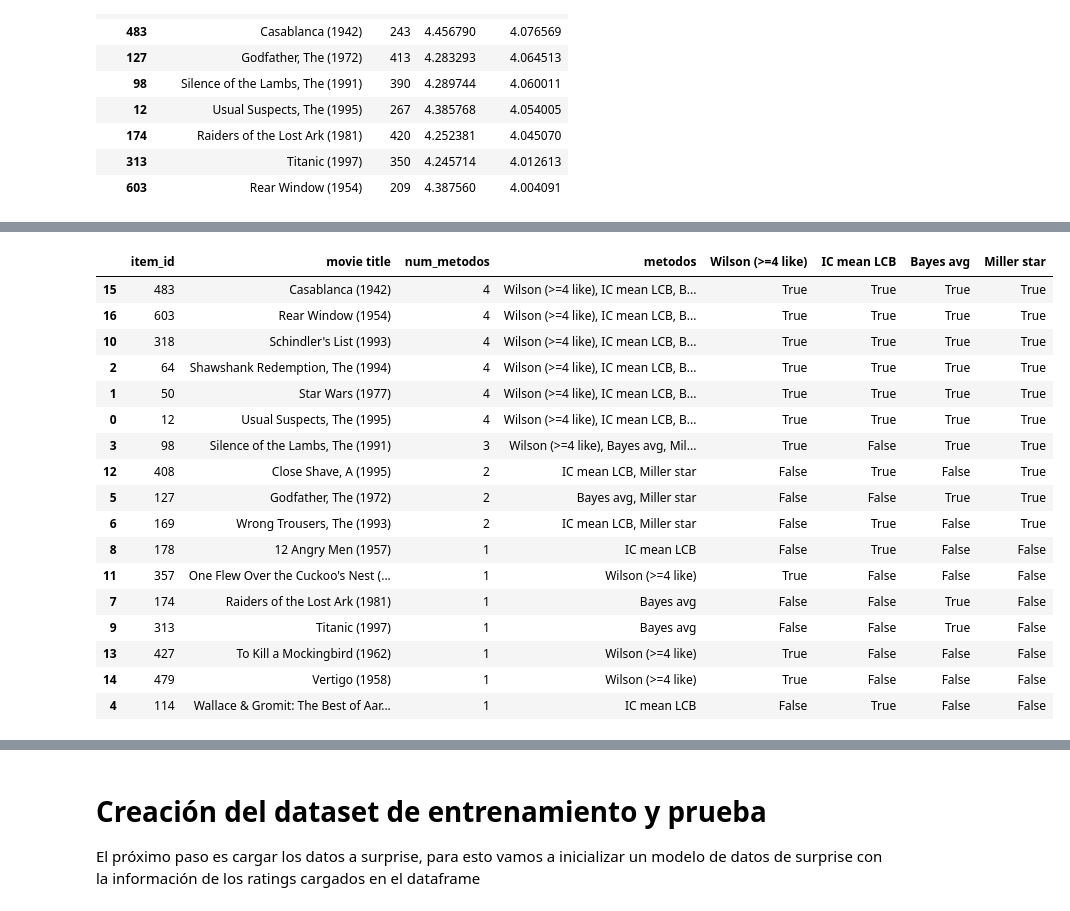
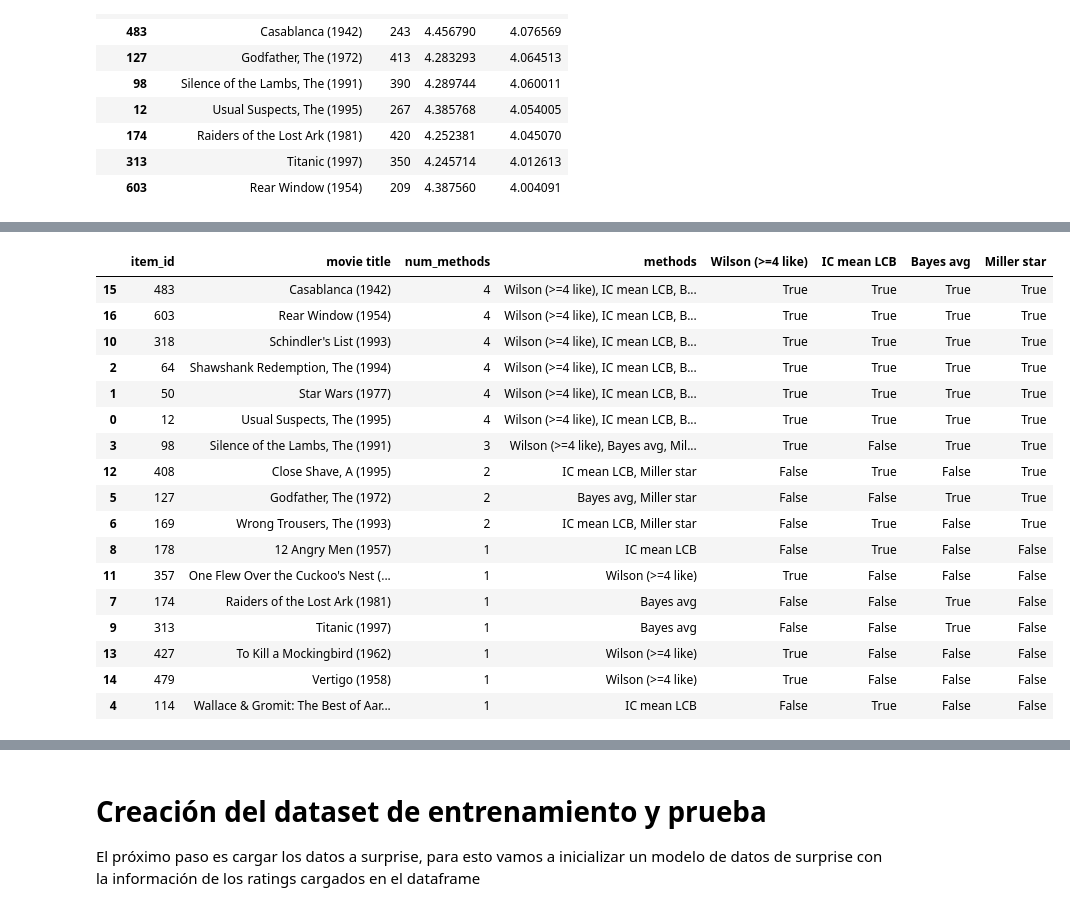
Before and after one commit to bmguzmang/SR-UNIANDES, a Jupyter notebook: Laboratorios/Laboratorio 1/MINE4201_SR_Laboratorio_1.ipynb, the cells around one changed output, grey strips where cells are left out. Cells and saved outputs as stored; diff of their text form; code cells hidden in the pictures.

```diff
--- a/Laboratorios/Laboratorio 1/MINE4201_SR_Laboratorio_1.ipynb
+++ b/Laboratorios/Laboratorio 1/MINE4201_SR_Laboratorio_1.ipynb
@@ -687,36 +952,37 @@ rank_df[["movie title"] + names].head(20)
 # %%
-# top_sets: dict { "Metodo": set(item_id) }
-# items_idx: DataFrame index=item_id con columna "movie title"
+# top_sets: dict like {"Method A": {item_id,...}, "Method B": {...}, ...}
+# items_idx: DataFrame indexed by item_id with a "movie title" column
 
-# 1) Unión de todos los items que aparecen en algún top-10
+methods = list(top_sets)  # list of method names (dict keys)
+
+# 1) Get the union of all item_ids that appear in any Top-10
 union_items = sorted(set().union(*top_sets.values()))
-methods = list(top_sets.keys())
 
-# 2) Tabla booleana: aparece o no aparece en el Top-10 de cada método
-overlap = pd.DataFrame(index=union_items)
+# 2) Build a boolean presence/absence table: rows=items, cols=methods
+overlap = pd.DataFrame(
+    {m: [iid in top_sets[m] for iid in union_items] for m in methods},
+    index=union_items
+)
 
-for m in methods:
-    overlap[m] = overlap.index.isin(top_sets[m])
-
-# 3) Agregar título y métricas resumen
+# 3) Add movie titles and summary columns
 overlap = overlap.join(items_idx["movie title"], how="left")
-overlap["num_metodos"] = overlap[methods].sum(axis=1)
-
-# Lista de métodos en los que aparece
-overlap["metodos"] = overlap[methods].apply(
-    lambda row: ", ".join([m for m in methods if row[m]]),
+overlap["num_methods"] = overlap[methods].sum(axis=1)  # how many methods include the item
+overlap["methods"] = overlap[methods].apply(
+    lambda r: ", ".join([m for m in methods if r[m]]),
     axis=1
 )
 
-# 4) Ordenar: primero los que aparecen en más métodos
-overlap = overlap.reset_index().rename(columns={"index": "item_id"})
-overlap = overlap.sort_values(["num_metodos", "movie title"], ascending=[False, True])
+# 4) Sort by agreement (more methods first), then by title
+overlap = (overlap
+           .reset_index()
+           .rename(columns={"index": "item_id"})
+           .sort_values(["num_methods", "movie title"], ascending=[False, True]))
 
-# Mostrar columnas “bonitas”
-cols = ["item_id", "movie title", "num_metodos", "metodos"] + methods
+# 5) Display a clean set of columns
+cols = ["item_id", "movie title", "num_methods", "methods"] + methods
 overlap[cols]
 # %% [output]
-|  | item_id | movie title | num_metodos | metodos | Wilson (>=4 like) | IC mean LCB | Bayes avg | Miller star |
+|  | item_id | movie title | num_methods | methods | Wilson (>=4 like) | IC mean LCB | Bayes avg | Miller star |
 | 15 | 483 | Casablanca (1942) | 4 | Wilson (>=4 like), IC mean LCB, B... | True | True | True | True |
 | 16 | 603 | Rear Window (1954) | 4 | Wilson (>=4 like), IC mean LCB, B... | True | True | True | True |
 | 10 | 318 | Schindler's List (1993) | 4 | Wilson (>=4 like), IC mean LCB, B... | True | True | True | True |
```
Also changed, not shown: parts of 69 cells of this notebook.
